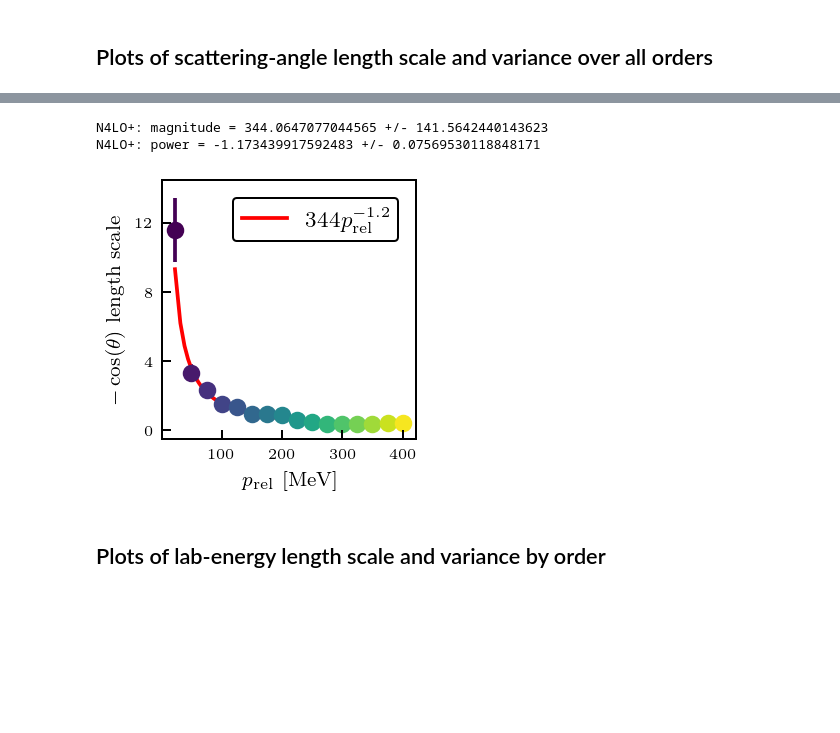
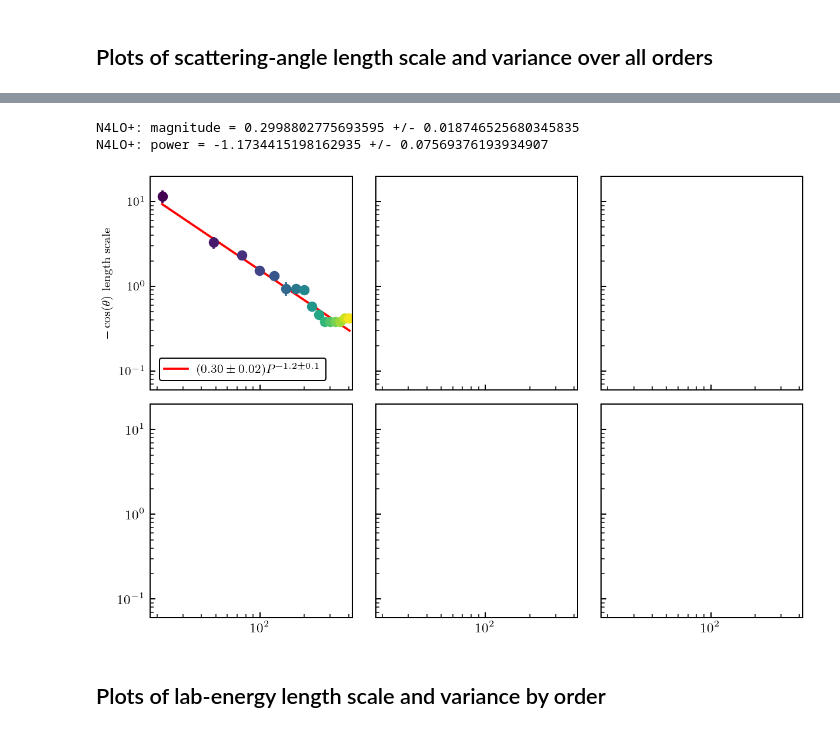
Before and after one commit to buqeye/modern_nn_potentials, a Jupyter notebook: notebooks/paper_figures_2.ipynb, the cells around one changed output, grey strips where cells are left out. Drawn from its saved outputs; the diff is of its cells as text; code cells hidden in the pictures; blank space fills up the shorter version.

```diff
--- a/notebooks/paper_figures_2.ipynb
+++ b/notebooks/paper_figures_2.ipynb
@@ -37,7 +37,7 @@ mpl.rc(
 from Lambdab_meff_tables import label_table_dict
 
 # chooses string of interest to be passed to dictionary from that file
-identifier_str = "unscaled"
+identifier_str = "warped"
 lambdab_meff_data = label_table_dict[identifier_str]
 
 lambda_meff_df = pd.DataFrame(lambdab_meff_data,
@@ -1155,24 +1231,27 @@ orders_names_dict = {6: r'N4LO+', 5: r'N4LO', 4: r'N3LO', 3: r'N2LO', 2: r'NLO'}
 
 # sets fitting functions
 def power(x, a, b):
-    return a * x**b
+    return a * (x / 405)**b
+
+# create figure with n_orders subplots
+fig_tlab_ls_all, axs_tlab_ls_all = plt.subplots(2, 3, sharex = True, sharey = True,
+                                                figsize=(3 * 2.3, 2 * 2.3))
+axs_tlab_ls_all = np.array([axs_tlab_ls_all])
+axs_idx = 0
+axs_tlab_ls_all = axs_tlab_ls_all.flatten()
 
 for ss_idx in range(len(ScaleSchemeQ_list)):
-    # create figure with n_orders subplots
-    fig_tlab_ls_all, axs_tlab_ls_all = plt.subplots(1, 1, sharex = True, sharey = True,
-                                                    figsize=(2.0, 2.0))
-
     # sets the axis limits, labels, and ticks
-    axs_tlab_ls_all.set_xlim(0, 423)
-    axs_tlab_ls_all.set_xlabel(t_lab_label + ' [MeV]', size = 8)
-    axs_tlab_ls_all.set_xticks(ticks = [100, 200, 300, 400],
-               labels = [100, 200, 300, 400],
-               fontsize=6)
-    axs_tlab_ls_all.set_ylim(-0.5, 14.5)
-    axs_tlab_ls_all.set_ylabel(degrees_label + ' length scale', size = 8)
-    axs_tlab_ls_all.set_yticks(ticks = [0, 4, 8, 12],
-               labels = [0, 4, 8, 12],
-               fontsize=6)
+    axs_tlab_ls_all[axs_idx].set_xlim(18, 423)
+#     axs_tlab_ls_all[axs_idx].set_xlabel(t_lab_label + ' [MeV]', size = 8)
+    axs_tlab_ls_all[axs_idx].set_xticks(ticks = [30, 100, 300],
+               labels = [30, 100, 300],
+               fontsize=8)
+    axs_tlab_ls_all[axs_idx].set_ylim(0.06, 20)
+    axs_tlab_ls_all[axs_idx].set_ylabel(degrees_label + ' length scale', size = 8)
+    axs_tlab_ls_all[axs_idx].set_yticks(ticks = [0.1, 1, 10],
+               labels = [0.1, 1, 10],
+               fontsize=8)
 #     axs_tlab_ls_all.set_title('All-orders length scales for ' + obs_labels_grouped_list[0] \
 #                 + " (" + ScaleScheme.potential_string +  " " +
 #                 ScaleScheme.cutoff_string.replace("p", ".").replace("MeV", " MeV").replace("fm", " fm") + ")"\
@@ -1188,39 +1267,42 @@ for ss_idx in range(len(ScaleSchemeQ_list)):
         axs_tlab_ls_all_array = ell_fit_pts[idx_mask]
         axs_tlab_ls_all_stddev_array = ell_fit_stddev[idx_mask]
         for t in t_lab_subset:
-            axs_tlab_ls_all.errorbar(t,
+            axs_tlab_ls_all[axs_idx].errorbar(t,
                         axs_tlab_ls_all_array[np.isin(t_lab_subset, t)],
                         yerr = axs_tlab_ls_all_stddev_array[np.isin(t_lab_subset, t)],
                         c = mpl.cm.ScalarMappable(norm=norm_tlab, cmap=cmap_tlab).to_rgba(t),
                         fmt = 'o',
                        zorder = o_idx)
 
         # fits the points to a power law
         popt, pcov = curve_fit(power, t_lab_subset,
                                             axs_tlab_ls_all_array,
                                             sigma = axs_tlab_ls_all_stddev_array,
                                              )
 
         # plots the line of best fit
-        axs_tlab_ls_all.plot(t_lab_input,
+        axs_tlab_ls_all[axs_idx].plot(t_lab_input,
                     power(t_lab_input, popt[0], popt[1]),
                     color = "red",
 #                     label = rf"$({popt[0]:2.0f} \pm {np.sqrt(pcov[0, 0]):2.0f}) x \wedge ({popt[1]:1.1f} \pm {np.sqrt(pcov[1, 1]):1.1f})$",
-                    label = rf"${popt[0]:2.0f} p_{{\mathrm{{rel}}}}^{{{popt[1]:1.1f}}}$",
+                    label = rf"$({popt[0]:1.2f} \pm {np.sqrt(pcov[0, 0]):1.2f}) P^{{{popt[1]:1.1f} \pm {np.sqrt(pcov[1, 1]):1.1f}}}$",
                     zorder = o_idx)
         # prints the best fit values
         print(orders_names_dict[len(ScaleSchemeQ_list[ss_idx].orders_full) - orders_ell + o_idx + 1] + ": magnitude = " + str(popt[0]) + " +/- " + str(np.sqrt(pcov[0, 0])))
         print(orders_names_dict[len(ScaleSchemeQ_list[ss_idx].orders_full) - orders_ell + o_idx + 1] + ": power = " + str(popt[1]) + " +/- " + str(np.sqrt(pcov[1, 1])) + "\n")
 
-    axs_tlab_ls_all.legend(fontsize = 9, loc = 'upper right')
+    axs_tlab_ls_all[axs_idx].legend(fontsize = 8, loc = 'lower left')
+    axs_tlab_ls_all[axs_idx].set_xscale('log')
+    axs_tlab_ls_all[axs_idx].set_yscale('log')
     fig_tlab_ls_all.tight_layout()
 
     # saves figure
     fig_tlab_ls_all.savefig('figures2/' + 'ls' + '_' + 'tlab_slices' + '_' + 'allorders' + '_' +
                     ScaleScheme.potential_string + ScaleScheme.cutoff_string + '_' +
-                    obs_name_grouped_list[0] + '_Q' + Q_type + '_' + p_type + '_' + t_lab_name + '_' +
+                    "6panel" + '_Q' + Q_type + '_' + p_type + '_' + t_lab_name + '_' +
+#                     obs_name_grouped_list[0] + '_Q' + Q_type + '_' + p_type + '_' + t_lab_name + '_' +
                     degrees_name)
 # %% [output]
-N4LO+: magnitude = 344.0647077044565 +/- 141.5642440143623
-N4LO+: power = -1.173439917592483 +/- 0.07569530118848171
+N4LO+: magnitude = 0.2998802775693595 +/- 0.018746525680345835
+N4LO+: power = -1.1734415198162935 +/- 0.07569376193934907
-[figure, old version]
+[figure, new version]
```
Also changed, not shown: parts of 19 cells of this notebook, 9 other files.
